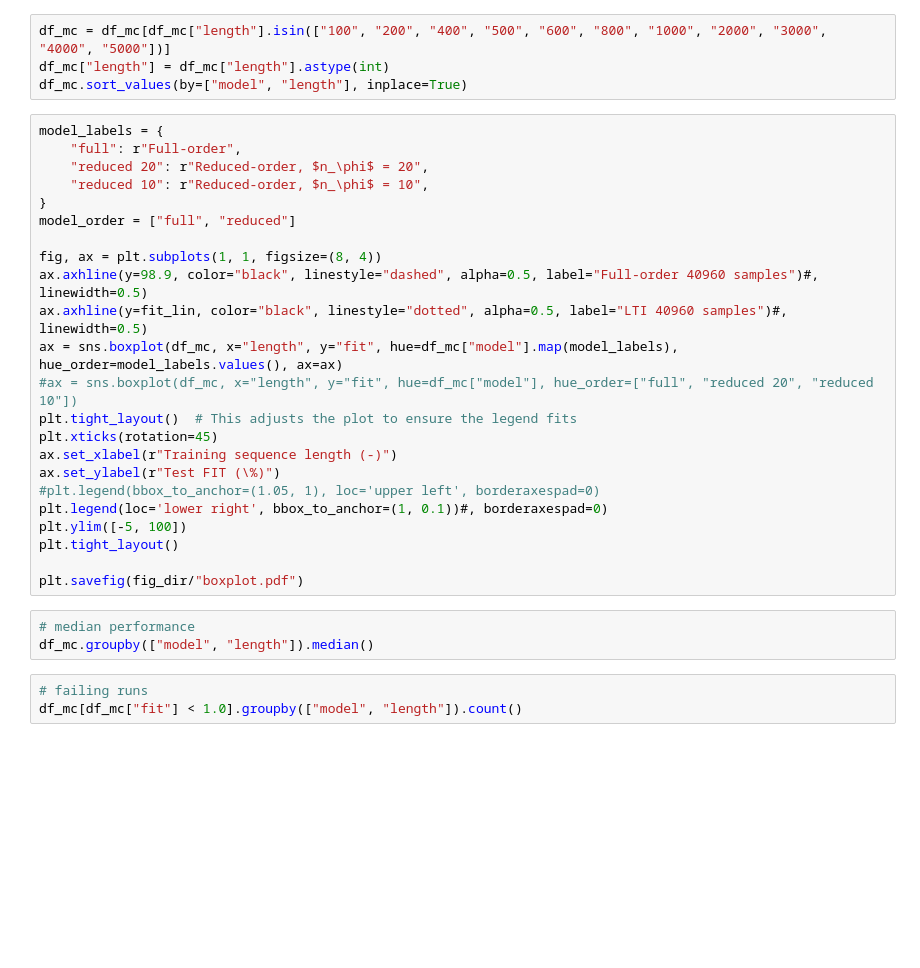
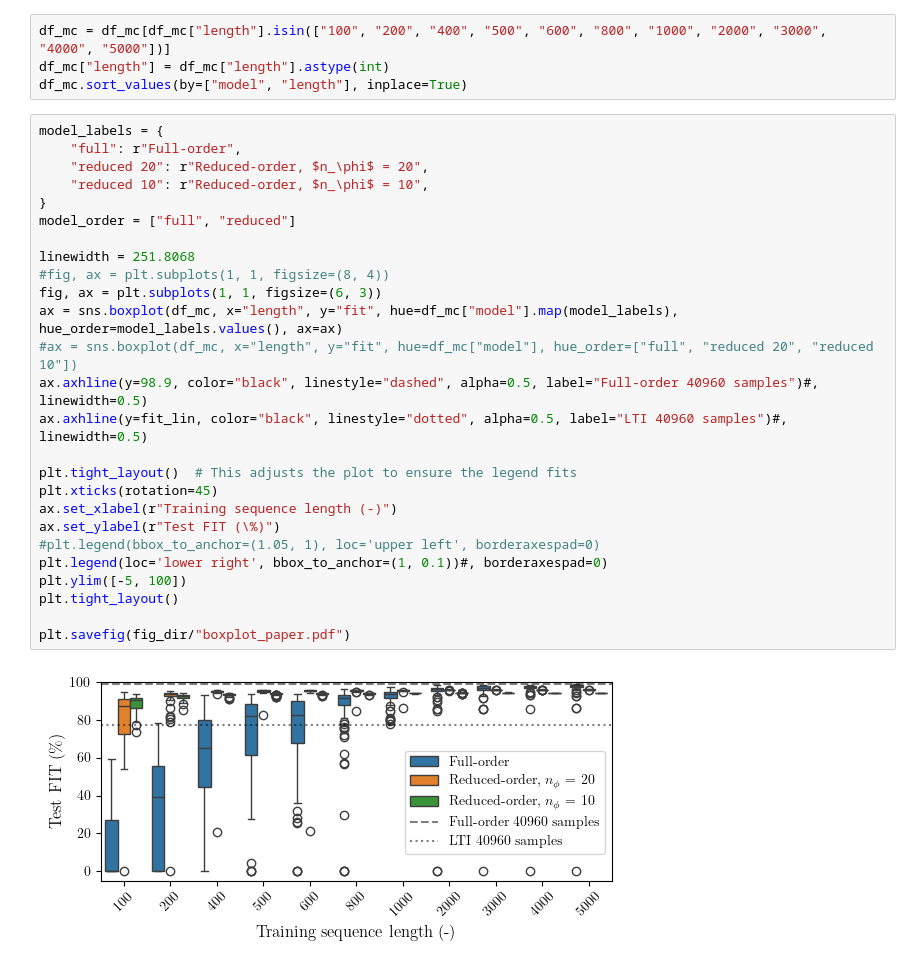
Before and after one commit to forgi86/sysid-neural-manifold, a Jupyter notebook: analyze_mc.ipynb, the cells around one changed output. Drawn from its saved outputs; the diff is of its cells as text; blank space fills up the shorter version.

```diff
--- a/analyze_mc.ipynb
+++ b/analyze_mc.ipynb
@@ -60,32 +62,31 @@ df_mc.sort_values(by=["model", "length"], inplace=True)
 # %%
 model_labels = {
     "full": r"Full-order",
     "reduced 20": r"Reduced-order, $n_\phi$ = 20",
     "reduced 10": r"Reduced-order, $n_\phi$ = 10",
 }
 model_order = ["full", "reduced"]
 
-fig, ax = plt.subplots(1, 1, figsize=(8, 4))
+linewidth = 251.8068
+#fig, ax = plt.subplots(1, 1, figsize=(8, 4))
+fig, ax = plt.subplots(1, 1, figsize=(6, 3))
+ax = sns.boxplot(df_mc, x="length", y="fit", hue=df_mc["model"].map(model_labels), hue_order=model_labels.values(), ax=ax)
+#ax = sns.boxplot(df_mc, x="length", y="fit", hue=df_mc["model"], hue_order=["full", "reduced 20", "reduced 10"])
 ax.axhline(y=98.9, color="black", linestyle="dashed", alpha=0.5, label="Full-order 40960 samples")#, linewidth=0.5)
 ax.axhline(y=fit_lin, color="black", linestyle="dotted", alpha=0.5, label="LTI 40960 samples")#, linewidth=0.5)
-ax = sns.boxplot(df_mc, x="length", y="fit", hue=df_mc["model"].map(model_labels), hue_order=model_labels.values(), ax=ax)
-#ax = sns.boxplot(df_mc, x="length", y="fit", hue=df_mc["model"], hue_order=["full", "reduced 20", "reduced 10"])
+
 plt.tight_layout()  # This adjusts the plot to ensure the legend fits
 plt.xticks(rotation=45)
 ax.set_xlabel(r"Training sequence length (-)")
 ax.set_ylabel(r"Test FIT (\%)")
 #plt.legend(bbox_to_anchor=(1.05, 1), loc='upper left', borderaxespad=0)
 plt.legend(loc='lower right', bbox_to_anchor=(1, 0.1))#, borderaxespad=0)
 plt.ylim([-5, 100])
 plt.tight_layout()
 
-plt.savefig(fig_dir/"boxplot.pdf")
+plt.savefig(fig_dir/"boxplot_paper.pdf")
+# %% [output]
+[figure, added]
-# %%
-# median performance
-df_mc.groupby(["model", "length"]).median()
-# %%
-# failing runs
-df_mc[df_mc["fit"] < 1.0].groupby(["model", "length"]).count()
 # %%
 df_stats = df_mc.groupby(["model", "length"]).agg(["mean", "median", "std"])
 df_stats
```
Also changed, not shown: parts of 10 cells of this notebook, 1 other file.
